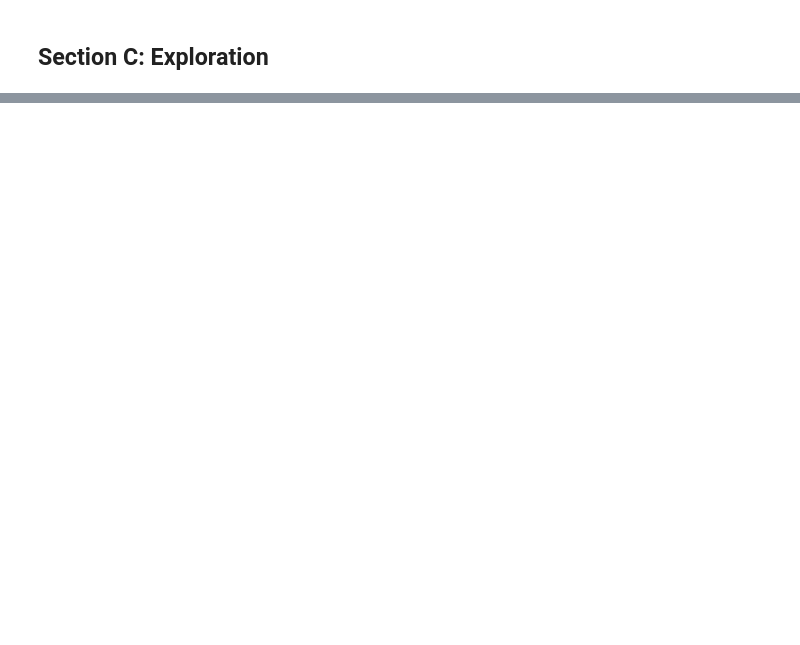
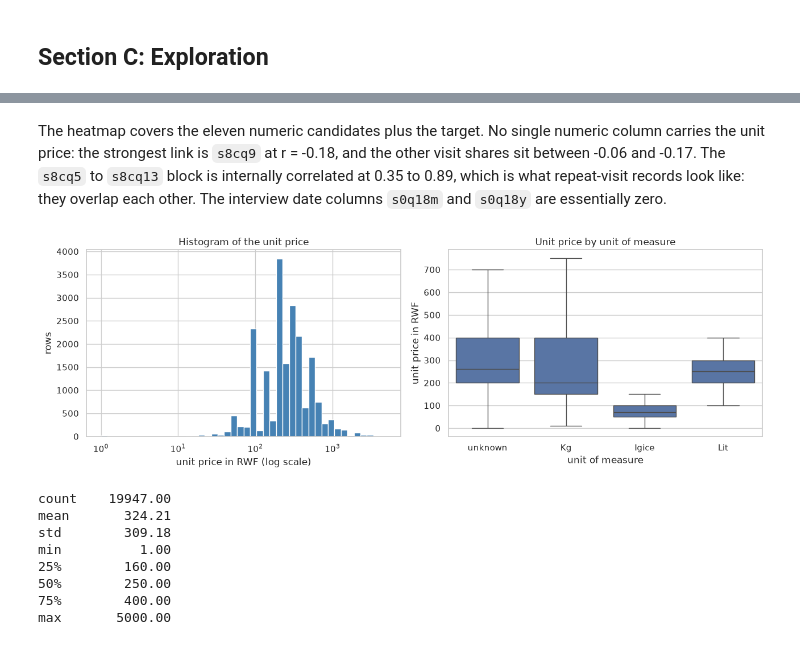
Before and after one commit to elkuradusenge/linear_regression_model, a Jupyter notebook: summative/linear_regression/multivariate.ipynb, the cells around one changed output, grey strips where cells are left out. Cells and saved outputs as stored; diff of their text form; code cells hidden in the pictures; blank space fills up the shorter version.

```diff
--- a/summative/linear_regression/multivariate.ipynb
+++ b/summative/linear_regression/multivariate.ipynb
@@ -821,0 +520,37 @@ agronomists, not as a conservation verdict.
+# %% [markdown]
+The heatmap covers the eleven numeric candidates plus the target. No single numeric column carries
+the unit price: the strongest link is `s8cq9` at r = -0.18, and the other visit shares sit between
+-0.06 and -0.17. The `s8cq5` to `s8cq13` block is internally correlated at 0.35 to 0.89, which is what
+repeat-visit records look like: they overlap each other. The interview date columns `s0q18m` and
+`s0q18y` are essentially zero.
+# %%
+fig, axes = plt.subplots(1, 2, figsize=(13, 4.4))
+
+bins = np.logspace(np.log10(df[TARGET].min()), np.log10(df[TARGET].max()), 45)
+axes[0].hist(df[TARGET], bins=bins, color="steelblue", edgecolor="white")
+axes[0].set_xscale("log")
+axes[0].set_xlabel("unit price in RWF (log scale)")
+axes[0].set_ylabel("rows")
+axes[0].set_title("Histogram of the unit price")
+
+units = df["s8cq14"].value_counts().index[:4].tolist()
+sns.boxplot(data=df[df["s8cq14"].isin(units)], x="s8cq14", y=TARGET,
+            order=units, showfliers=False, ax=axes[1])
+axes[1].set_xlabel("unit of measure")
+axes[1].set_ylabel("unit price in RWF")
+axes[1].set_title("Unit price by unit of measure")
+
+plt.tight_layout()
+plt.show()
+
+print(df[TARGET].describe().round(2).to_string())
+# %% [output]
+[figure, added]
+count    19947.00
+mean       324.21
+std        309.18
+min          1.00
+25%        160.00
+50%        250.00
+75%        400.00
+max       5000.00
```
Also changed, not shown: parts of 80 cells of this notebook, 15 other files.
